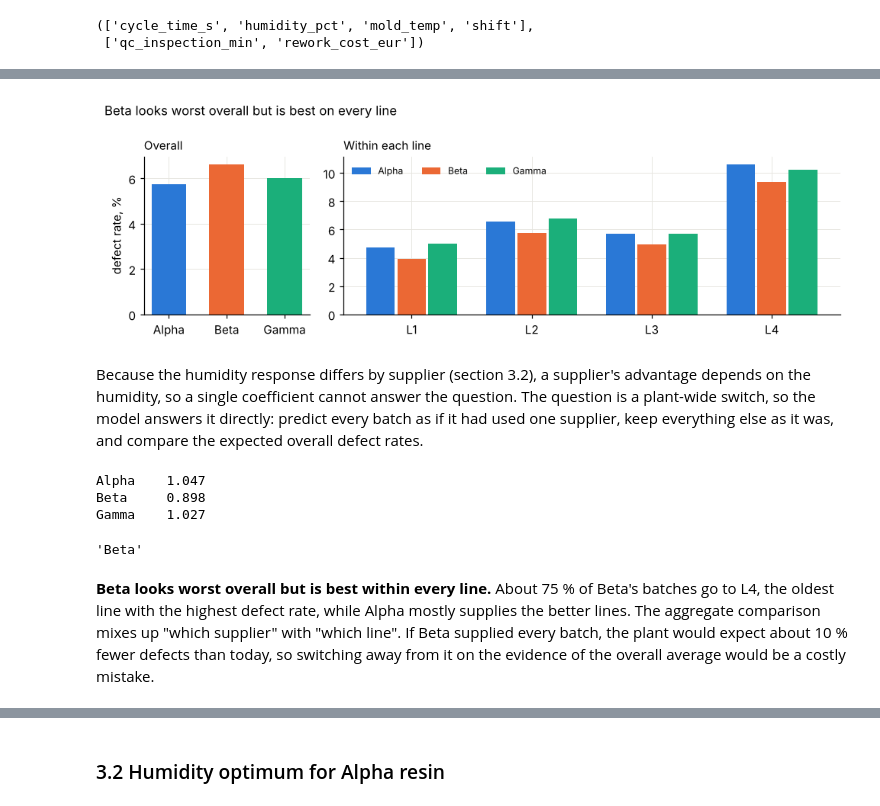
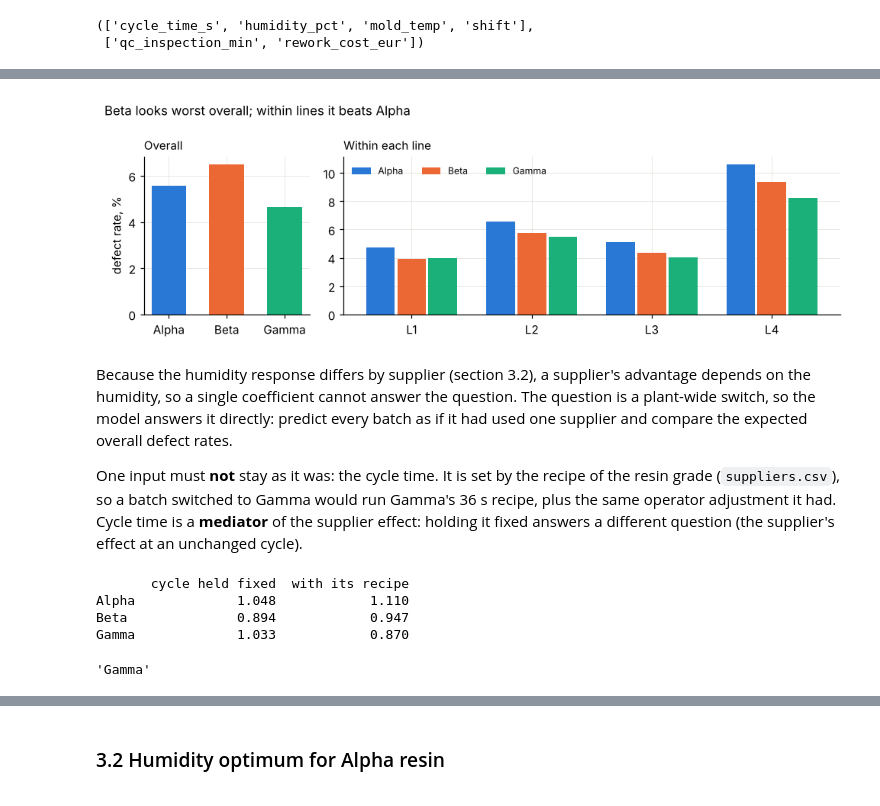
Before and after one commit to Embedded-Embodied-Intelligence/recruitment_task, a Jupyter notebook: reference/reference_solution.ipynb, the cells around one changed output, grey strips where cells are left out. Drawn from its saved outputs; the diff is of its cells as text; code cells hidden in the pictures.

```diff
--- a/reference/reference_solution.ipynb
+++ b/reference/reference_solution.ipynb
@@ -184,9 +253,9 @@ def clean(raw: pd.DataFrame, suppliers: pd.DataFrame, maintenance: pd.DataFrame)
     df["mold_temp"] = df["mold_temp"].where(df["mold_temp"] > 0)             # 0 -> NaN
     is_f = df["line"] == "L3"
     df.loc[is_f, "mold_temp"] = (df.loc[is_f, "mold_temp"] - 32) * 5 / 9   # degF -> degC
-    df["production_date"] = pd.to_datetime(df["production_date"])
+    df["production_date"] = parse_dates(df)                                   # one format per line
     drift = (df["line"] == "L1") & (df["production_date"] >= "2025-04-14")
-    df.loc[drift, "mold_temp"] -= 8.0                                         # biased L1 sensor
+    df.loc[drift, "mold_temp"] -= round(SENSOR_OFFSET, 1)                     # biased L1 sensor
     cleanings = (maintenance.loc[maintenance["event"] == "mold_cleaning", ["line", "date"]]
                  .rename(columns={"date": "cleaned_on"}).sort_values("cleaned_on"))
     df = pd.merge_asof(df.sort_values("production_date"), cleanings, left_on="production_date",
@@ -263,0 +340,15 @@ qc minutes = 20.0 + 0.079 x defective_units
+# %%
+audit = df[df["defective_units"] > 0].assign(cost_per_defect=ratio)
+wk = audit.groupby([pd.Grouper(key="production_date", freq="W"), "line"]).agg(
+    cost=("cost_per_defect", "median"), qc=("qc_inspection_min", "mean")).unstack()
+fig, axes = plt.subplots(1, 2, figsize=(10, 3))
+for line, c in zip(wk["cost"], [GRAY, GRAY, ORANGE, BLUE]):
+    axes[0].plot(wk.index, wk["cost"][line], color=c, lw=1.6, label=line)
+    axes[1].plot(wk.index, wk["qc"][line], color=c, lw=1.6)
+axes[0].set_title("Rework € per recorded defect", loc="left", fontsize=10); axes[0].legend(ncol=4, frameon=False, fontsize=8)
+axes[1].set_title("QC minutes per batch", loc="left", fontsize=10)
+plt.tight_layout()
+
+l3 = audit[audit["line"] == "L3"].set_index("production_date")["cost_per_defect"]
+qc_date = max(l3.index.unique()[20:-20], key=lambda d: l3[l3.index >= d].mean() - l3[l3.index < d].mean())
+print("L3 change:", qc_date.date())
@@ -264,3 +360,5 @@ qc minutes = 20.0 + 0.079 x defective_units
+# %%
+df["qc_change"] = ((df["line"] == "L3") & (df["production_date"] >= qc_date)).astype(int)
 # %% [markdown]
 ### 2.2 Univariate view: what a correlation matrix would suggest
 # %%
@@ -308,7 +406,7 @@ All lines drift up in summer (hotter hall, hotter molds, and longer gaps between
 # %%
 HUMIDITY = "C(supplier_name):humidity_pct + C(supplier_name):I(humidity_pct**2)"
 base_formula = (f"rate ~ C(line) + C(supplier_name) + C(shift) + mold_temp + {HUMIDITY}"
-                " + cycle_time_s + days_since_cleaning")
+                " + cycle_time_s + days_since_cleaning + qc_change")
 model_df = df.dropna(subset=["mold_temp", "humidity_pct"]).copy()
 base = smf.glm(base_formula, model_df, family=sm.families.Binomial(),
                var_weights=model_df["units_produced"]).fit(scale="X2")
@@ -476,33 +581,40 @@ L4              0.04  0.63   0.10
 # %%
 fig, axes = plt.subplots(1, 2, figsize=(9, 3), gridspec_kw={"width_ratios": [1, 3]})
 colors = {"Alpha": BLUE, "Beta": ORANGE, "Gamma": AQUA}
 axes[0].bar(overall.index, overall * 100, color=[colors[s] for s in overall.index], width=0.6)
 axes[0].set_title("Overall", loc="left", fontsize=10); axes[0].set_ylabel("defect rate, %")
 w = 0.26
 for k, s in enumerate(within.columns):
     axes[1].bar(np.arange(4) + (k - 1) * w, within[s] * 100, width=w - 0.02, color=colors[s], label=s)
 axes[1].set_xticks(range(4), within.index); axes[1].legend(frameon=False, fontsize=8, ncol=3)
 axes[1].set_title("Within each line", loc="left", fontsize=10)
-fig.suptitle("Beta looks worst overall but is best on every line", x=0.01, ha="left", fontsize=11)
+fig.suptitle("Beta looks worst overall; within lines it beats Alpha", x=0.01, ha="left", fontsize=11)
 plt.tight_layout()
 # %% [output]
-[figure, old version]
+[figure, new version]
 # %% [markdown]
-Because the humidity response differs by supplier (section 3.2), a supplier's advantage depends on the humidity, so a single coefficient cannot answer the question. The question is a plant-wide switch, so the model answers it directly: predict every batch as if it had used one supplier, keep everything else as it was, and compare the expected overall defect rates.
+Because the humidity response differs by supplier (section 3.2), a supplier's advantage depends on the humidity, so a single coefficient cannot answer the question. The question is a plant-wide switch, so the model answers it directly: predict every batch as if it had used one supplier and compare the expected overall defect rates.
+
+One input must **not** stay as it was: the cycle time. It is set by the recipe of the resin grade (`suppliers.csv`), so a batch switched to Gamma would run Gamma's 36 s recipe, plus the same operator adjustment it had. Cycle time is a **mediator** of the supplier effect: holding it fixed answers a different question (the supplier's effect at an unchanged cycle).
 # %%
 def expected_rate(model, data, **changes):
     p = 1 / (1 + np.exp(-model.predict(data.assign(**changes))))
     return float((p * data["units_produced"]).sum() / data["units_produced"].sum())
 
 now = expected_rate(full, model_df)
-switch = pd.Series({s: expected_rate(full, model_df, supplier_name=s) for s in ["Alpha", "Beta", "Gamma"]})
-print((switch / now).round(3).rename("expected defects vs today").to_string())
-answers["C1_best_supplier"] = str(switch.idxmin())
+recipe = suppliers.set_index("supplier_name")["recipe_cycle_time_s"]
+adjust = model_df["cycle_time_s"] - model_df["supplier_name"].map(recipe)   # operator's adjustment
+switch = pd.DataFrame({
+    "cycle held fixed": {s: expected_rate(full, model_df, supplier_name=s) / now for s in recipe.index},
+    "with its recipe": {s: expected_rate(full, model_df, supplier_name=s,
+                                         cycle_time_s=(recipe[s] + adjust).clip(18, 45)) / now for s in recipe.index},
+})
+print(switch.round(3).to_string())
+answers["C1_best_supplier"] = str(switch["with its recipe"].idxmin())
 answers["C1_best_supplier"]
 # %% [output]
-Alpha    1.047
-Beta     0.898
-Gamma    1.027
+       cycle held fixed  with its recipe
+Alpha             1.048            1.110
+Beta              0.894            0.947
+Gamma             1.033            0.870
-'Beta'
+'Gamma'
-# %% [markdown]
-**Beta looks worst overall but is best within every line.** About 75 % of Beta's batches go to L4, the oldest line with the highest defect rate, while Alpha mostly supplies the better lines. The aggregate comparison mixes up "which supplier" with "which line". If Beta supplied every batch, the plant would expect about 10 % fewer defects than today, so switching away from it on the evidence of the overall average would be a costly mistake.
```
Also changed, not shown: parts of 45 cells of this notebook, 21 other files.
